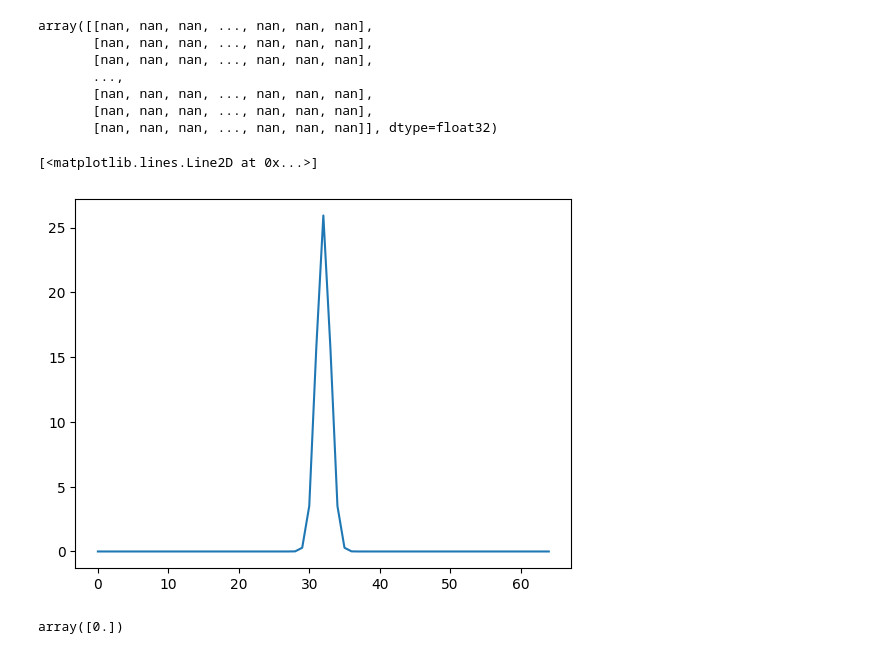
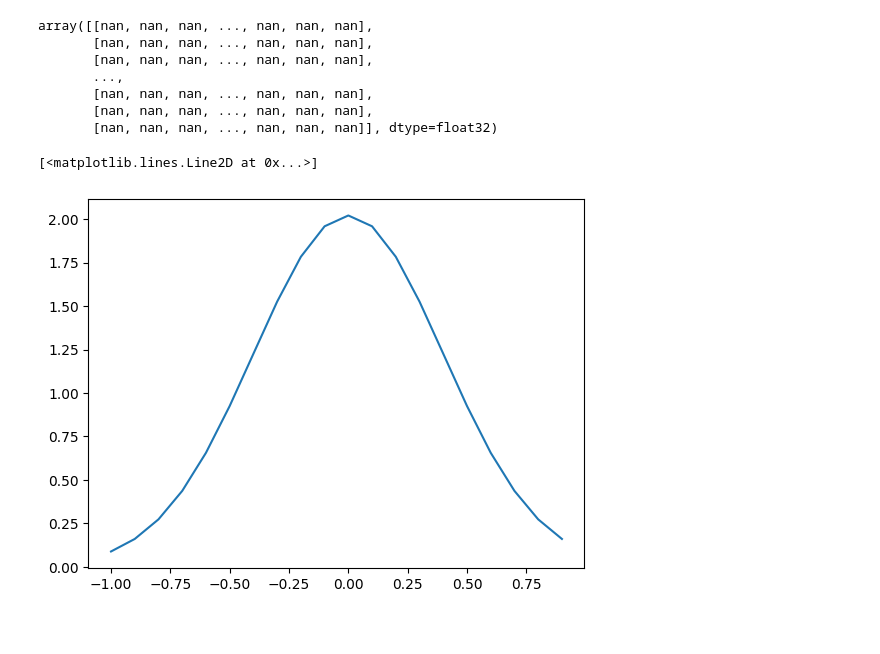
Before and after one commit to johnlavelle/vesuvius-ink-detection, a Jupyter notebook: notebooks/other.ipynb, the cells around one changed output. Cells and saved outputs as stored; diff of their text form; code cells hidden in the pictures.

```diff
--- a/notebooks/other.ipynb
+++ b/notebooks/other.ipynb
@@ -1068,7 +1073,11 @@ import pylab as plt
 import torch
 
 def gaussian(x, mu, sigma):
-    y = torch.exp(-(x - mu)**2 / (2 * sigma**2))
+    y = np.exp(-(x - mu)**2 / (2 * sigma**2))
+    return len(y) * y / np.sum(y)
+
+def gaussian(x, mu, sigma):
+    y = torch.exp(-(x - mu) ** 2 / (2 * sigma ** 2))
     return len(y) * y / torch.sum(y)
 
 
@@ -1091,20 +1100,17 @@ def interpolate(start, end, ratio):
 
     return start + (end - start) * ratio
 # %%
-x = np.arange(0, 65, 1)  # Creates 100 points evenly spaced between 0 and 50.
+x = np.arange(-1, 1, .1)  # Creates 100 points evenly spaced between 0 and 50.
 x = torch.from_numpy(x)
 
-A = 1.5
-mu = 32.0
-sigma = 1.0
+A = 1
+mu = 0.0
+sigma = .4
+
 
 y = gaussian(x, mu, sigma)  # Computes the Gaussian function for each value in x.
 
 plt.plot(x, y)
 # %% [output]
 [<matplotlib.lines.Line2D at 0x...>]
-[figure, old version]
+[figure, new version]
-# %%
-x
-# %% [output]
-array([0.])
```
Also changed, not shown: parts of 5 cells of this notebook, 10 other files.
